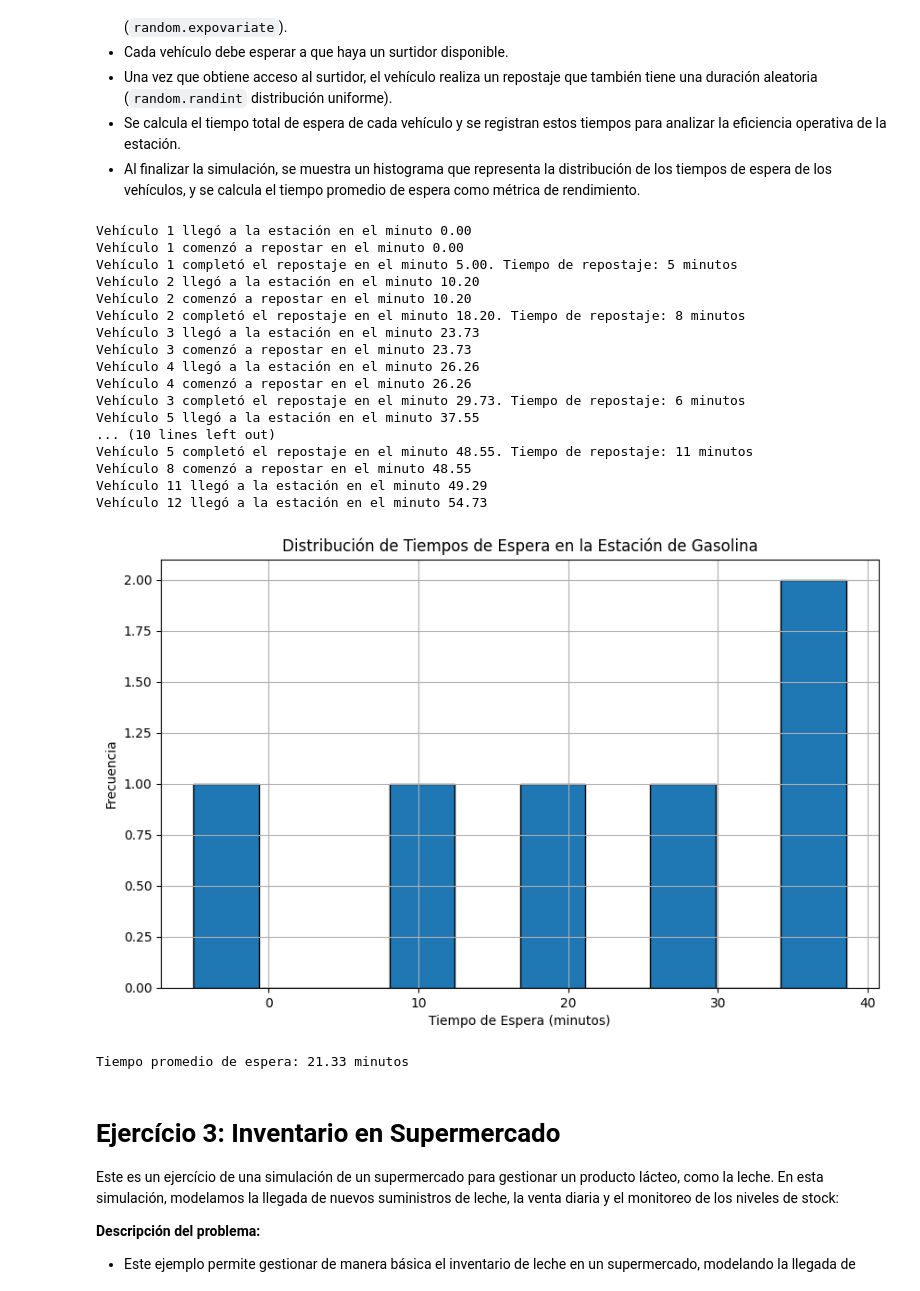
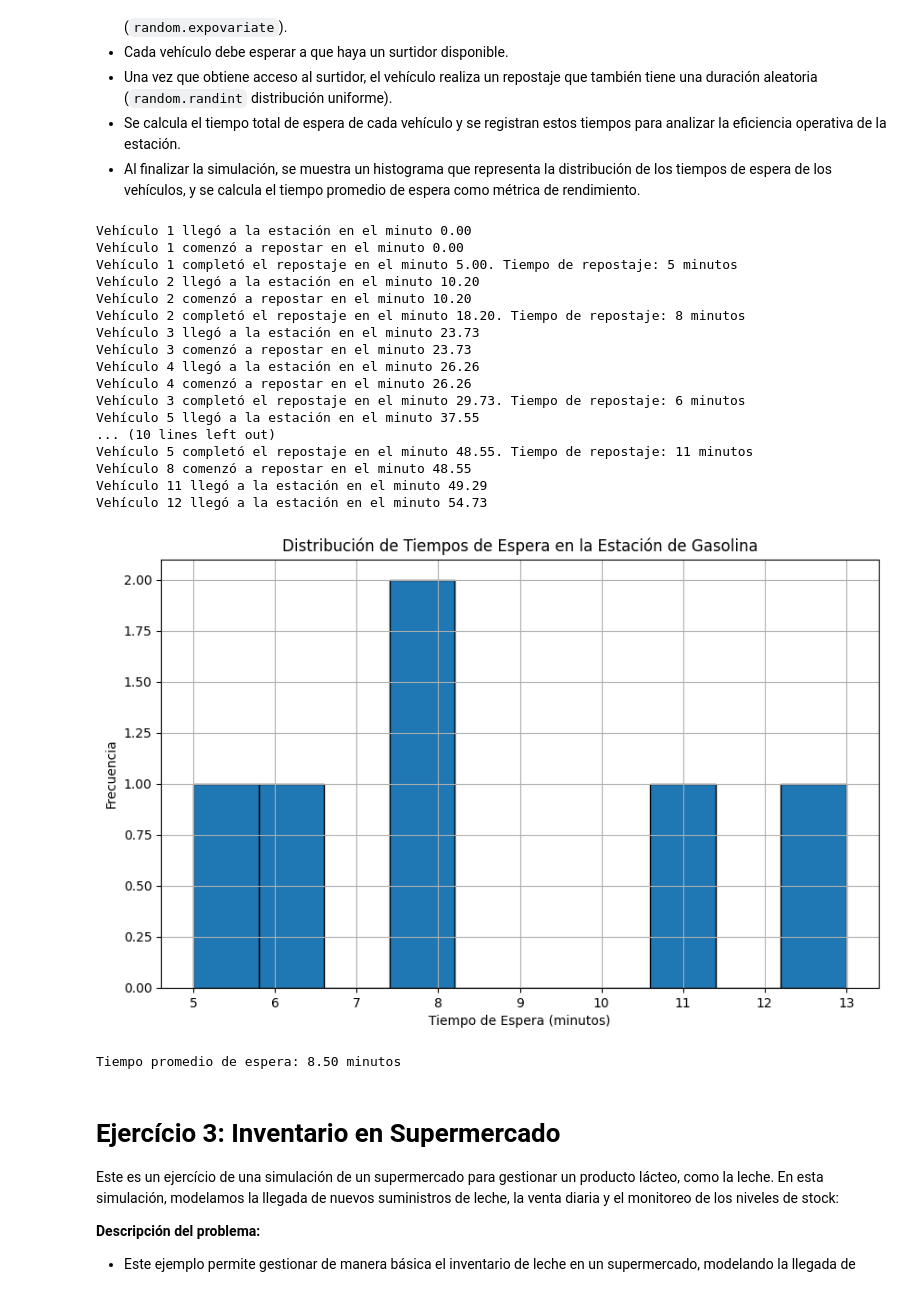
Before and after one commit to AndersonSamame/Clase-N-1-Pyhton, a Jupyter notebook: Sesión_III_Tarea_2_Vladimir Samame.ipynb, the cells around one changed output. Drawn from its saved outputs; the diff is of its cells as text; code cells hidden in the pictures.

```diff
--- a/Sesión_III_Tarea_2_Vladimir Samame.ipynb
+++ b/Sesión_III_Tarea_2_Vladimir Samame.ipynb
@@ -145,7 +145,7 @@ def llegada_vehiculo(env, nombre, surtidores):
         yield env.timeout(tiempo_repostaje) ### Completar con el tiempo aleaorio calculado anteriormente
 
         # Calcular tiempo total de espera
-        tiempo_espera = env.now - INTERVALO_LLEGADA ### Completar  Diferencia entre el tiempo actual y el tiempo en el que llegó a la estación
+        tiempo_espera = env.now - tiempo_espera ### Completar  Diferencia entre el tiempo actual y el tiempo en el que llegó a la estación
         tiempos_espera.append(tiempo_espera) ### Completar con el tiempo calculador en la linea anterior)
 
         print(f'{nombre} completó el repostaje en el minuto {env.now:.2f}. Tiempo de repostaje: {tiempo_repostaje} minutos')
@@ -170,35 +170,35 @@ env.run(until=TIEMPO_SIMULACION) ## Completar tiempo de simulación )
 # Visualización de resultados
 plt.figure(figsize=(10, 6))
 plt.hist(tiempos_espera, bins=10, edgecolor='black')
 plt.title('Distribución de Tiempos de Espera en la Estación de Gasolina')
 plt.xlabel('Tiempo de Espera (minutos)')
 plt.ylabel('Frecuencia')
 plt.grid(True)
 plt.show()
 
 # Métricas
 tiempo_promedio_espera = sum(tiempos_espera) / len(tiempos_espera) if tiempos_espera else 0
 print(f'Tiempo promedio de espera: {tiempo_promedio_espera:.2f} minutos')
 # %% [output]
 Vehículo 1 llegó a la estación en el minuto 0.00
 Vehículo 1 comenzó a repostar en el minuto 0.00
 Vehículo 1 completó el repostaje en el minuto 5.00. Tiempo de repostaje: 5 minutos
 Vehículo 2 llegó a la estación en el minuto 10.20
 Vehículo 2 comenzó a repostar en el minuto 10.20
 Vehículo 2 completó el repostaje en el minuto 18.20. Tiempo de repostaje: 8 minutos
 Vehículo 3 llegó a la estación en el minuto 23.73
 Vehículo 3 comenzó a repostar en el minuto 23.73
 Vehículo 4 llegó a la estación en el minuto 26.26
 Vehículo 4 comenzó a repostar en el minuto 26.26
 Vehículo 3 completó el repostaje en el minuto 29.73. Tiempo de repostaje: 6 minutos
 Vehículo 5 llegó a la estación en el minuto 37.55
 ... (10 lines left out)
 Vehículo 5 completó el repostaje en el minuto 48.55. Tiempo de repostaje: 11 minutos
 Vehículo 8 comenzó a repostar en el minuto 48.55
 Vehículo 11 llegó a la estación en el minuto 49.29
 Vehículo 12 llegó a la estación en el minuto 54.73
-[figure, old version]
+[figure, new version]
-Tiempo promedio de espera: 21.33 minutos
+Tiempo promedio de espera: 8.50 minutos
 # %% [markdown]
 # Ejercício 3: Inventario en Supermercado
 
```
Also changed, not shown: parts of 1 cell of this notebook.
